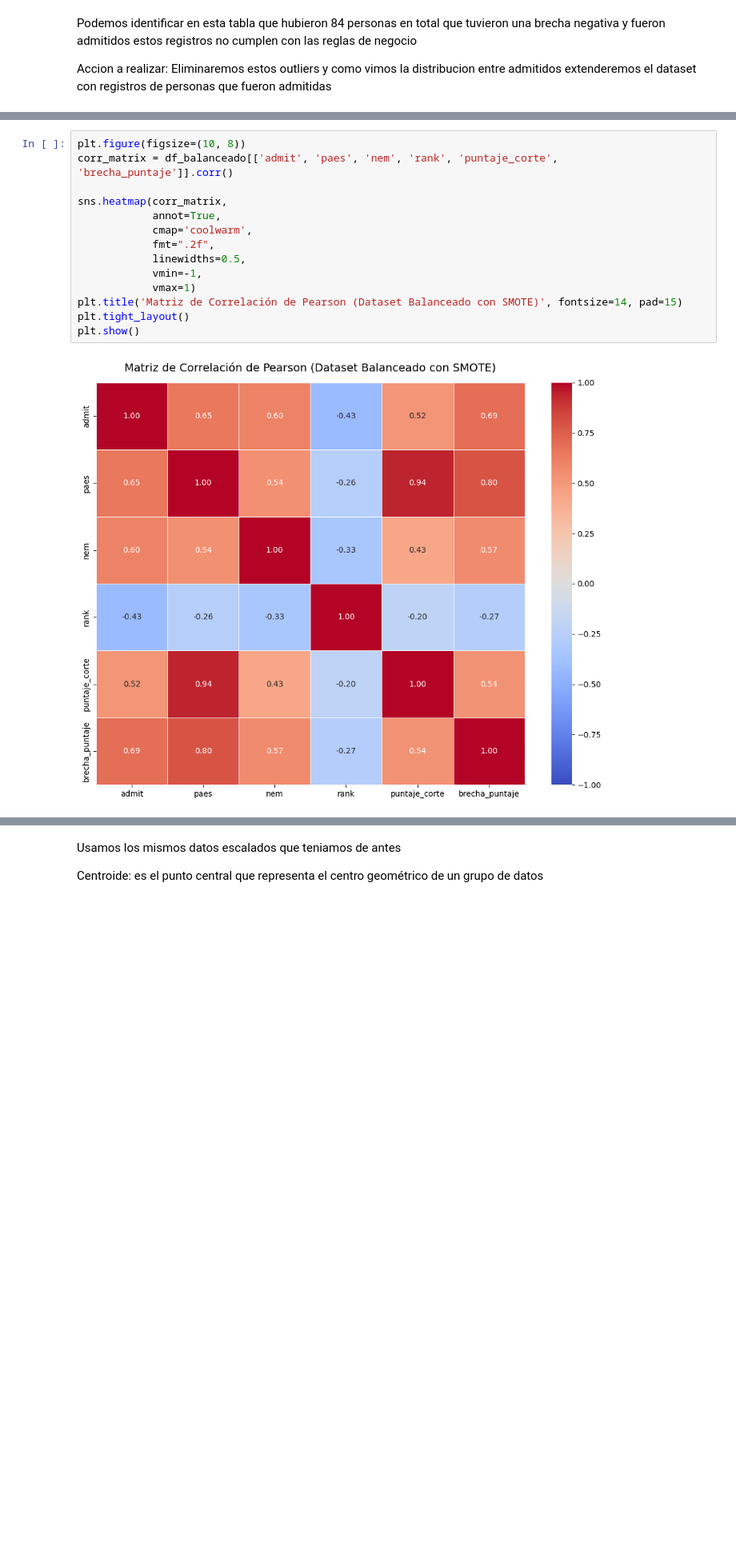
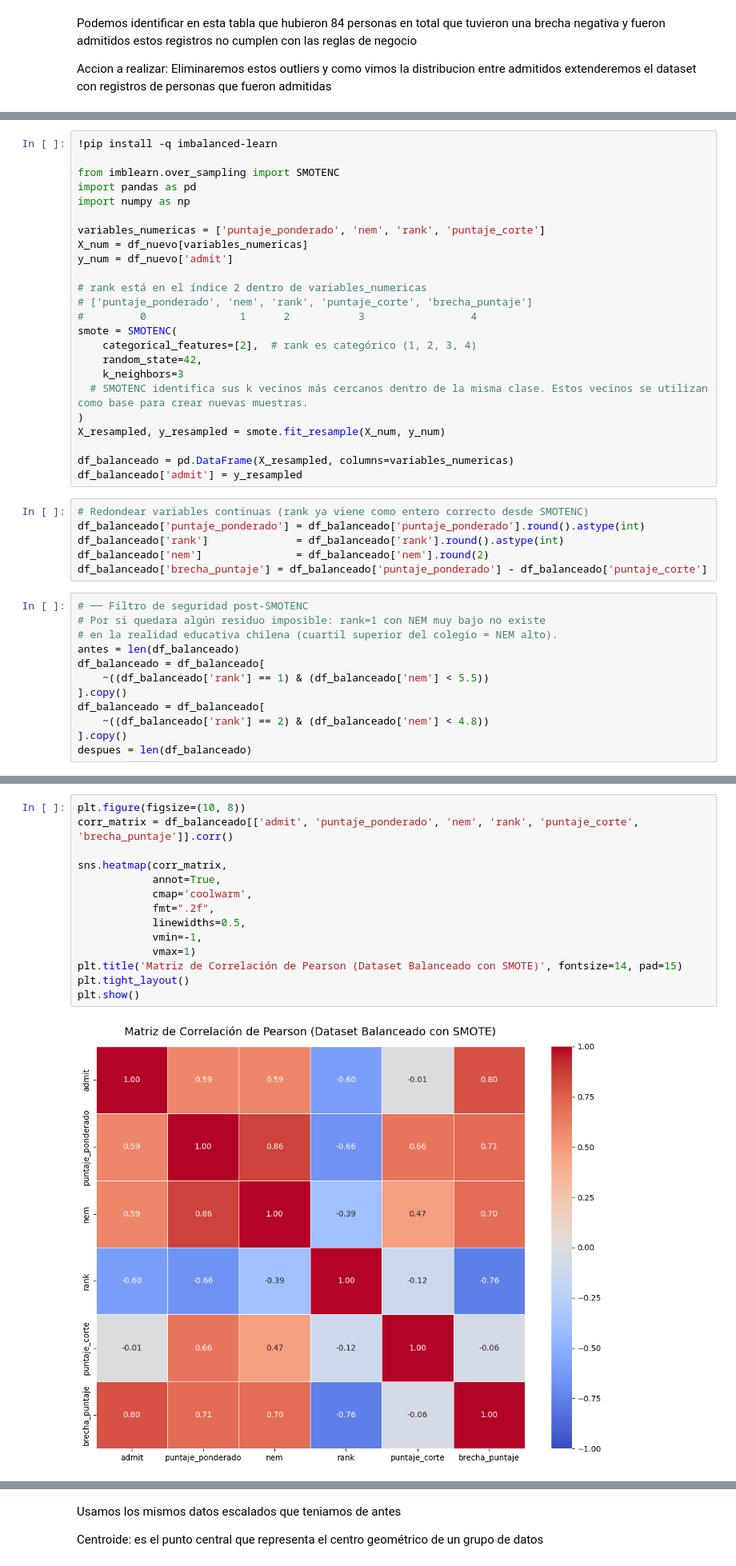
Before and after one commit to Ruhtenio/Mineria_Datos002D, a Jupyter notebook: proyecto_base_mineria.ipynb, the cells around one changed output, grey strips where cells are left out. Shown at 80% size. Cells and saved outputs as stored; diff of their text form; blank space fills up the shorter version.

```diff
--- a/proyecto_base_mineria.ipynb
+++ b/proyecto_base_mineria.ipynb
@@ -926,0 +902,42 @@ df_balanceado.head(30)
+# %%
+!pip install -q imbalanced-learn
+
+from imblearn.over_sampling import SMOTENC
+import pandas as pd
+import numpy as np
+
+variables_numericas = ['puntaje_ponderado', 'nem', 'rank', 'puntaje_corte']
+X_num = df_nuevo[variables_numericas]
+y_num = df_nuevo['admit']
+
+# rank está en el índice 2 dentro de variables_numericas
+# ['puntaje_ponderado', 'nem', 'rank', 'puntaje_corte', 'brecha_puntaje']
+#         0               1      2           3                 4
+smote = SMOTENC(
+    categorical_features=[2],  # rank es categórico (1, 2, 3, 4)
+    random_state=42,
+    k_neighbors=3
+  # SMOTENC identifica sus k vecinos más cercanos dentro de la misma clase. Estos vecinos se utilizan como base para crear nuevas muestras.
+)
+X_resampled, y_resampled = smote.fit_resample(X_num, y_num)
+
+df_balanceado = pd.DataFrame(X_resampled, columns=variables_numericas)
+df_balanceado['admit'] = y_resampled
+# %%
+# Redondear variables continuas (rank ya viene como entero correcto desde SMOTENC)
+df_balanceado['puntaje_ponderado'] = df_balanceado['puntaje_ponderado'].round().astype(int)
+df_balanceado['rank']              = df_balanceado['rank'].round().astype(int)
+df_balanceado['nem']               = df_balanceado['nem'].round(2)
+df_balanceado['brecha_puntaje'] = df_balanceado['puntaje_ponderado'] - df_balanceado['puntaje_corte']
+# %%
+# ── Filtro de seguridad post-SMOTENC
+# Por si quedara algún residuo imposible: rank=1 con NEM muy bajo no existe
+# en la realidad educativa chilena (cuartil superior del colegio = NEM alto).
+antes = len(df_balanceado)
+df_balanceado = df_balanceado[
+    ~((df_balanceado['rank'] == 1) & (df_balanceado['nem'] < 5.5))
+].copy()
+df_balanceado = df_balanceado[
+    ~((df_balanceado['rank'] == 2) & (df_balanceado['nem'] < 4.8))
+].copy()
+despues = len(df_balanceado)
@@ -927,19 +1002,19 @@ df_balanceado.head(30)
 # %%
 plt.figure(figsize=(10, 8))
-corr_matrix = df_balanceado[['admit', 'paes', 'nem', 'rank', 'puntaje_corte', 'brecha_puntaje']].corr()
+corr_matrix = df_balanceado[['admit', 'puntaje_ponderado', 'nem', 'rank', 'puntaje_corte', 'brecha_puntaje']].corr()
 
 sns.heatmap(corr_matrix,
             annot=True,
             cmap='coolwarm',
             fmt=".2f",
             linewidths=0.5,
             vmin=-1,
             vmax=1)
 plt.title('Matriz de Correlación de Pearson (Dataset Balanceado con SMOTE)', fontsize=14, pad=15)
 plt.tight_layout()
 plt.show()
 # %% [output]
-[figure, old version]
+[figure, new version]
 # %% [markdown]
 ## Creacion del SET de pruebas
 
```
Also changed, not shown: parts of 79 cells of this notebook.
